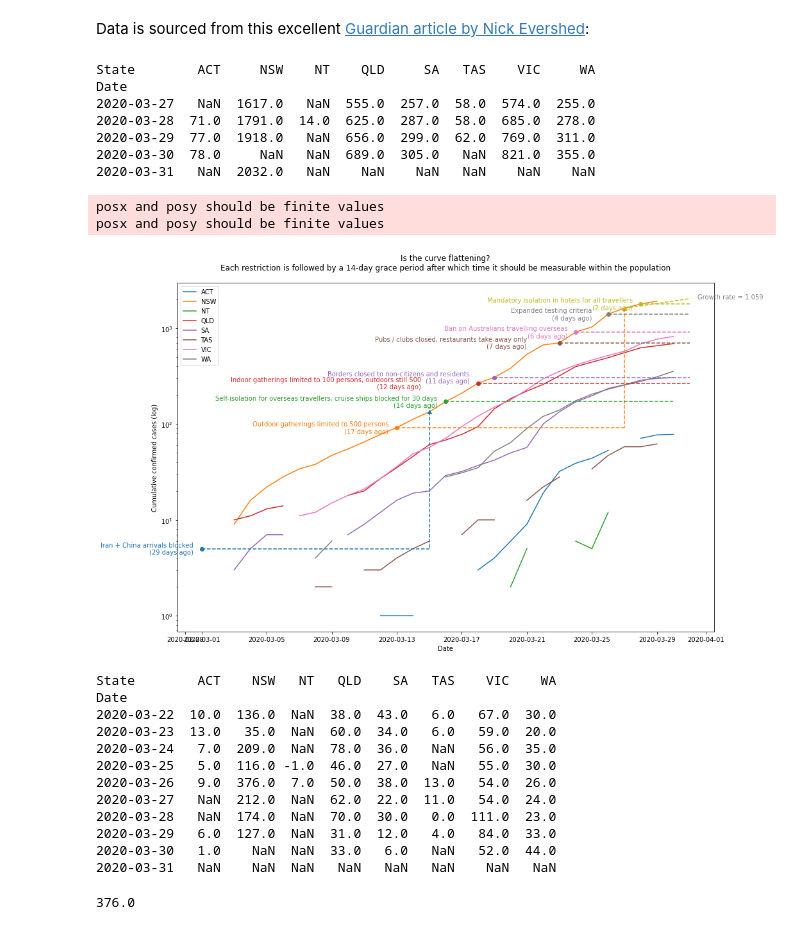
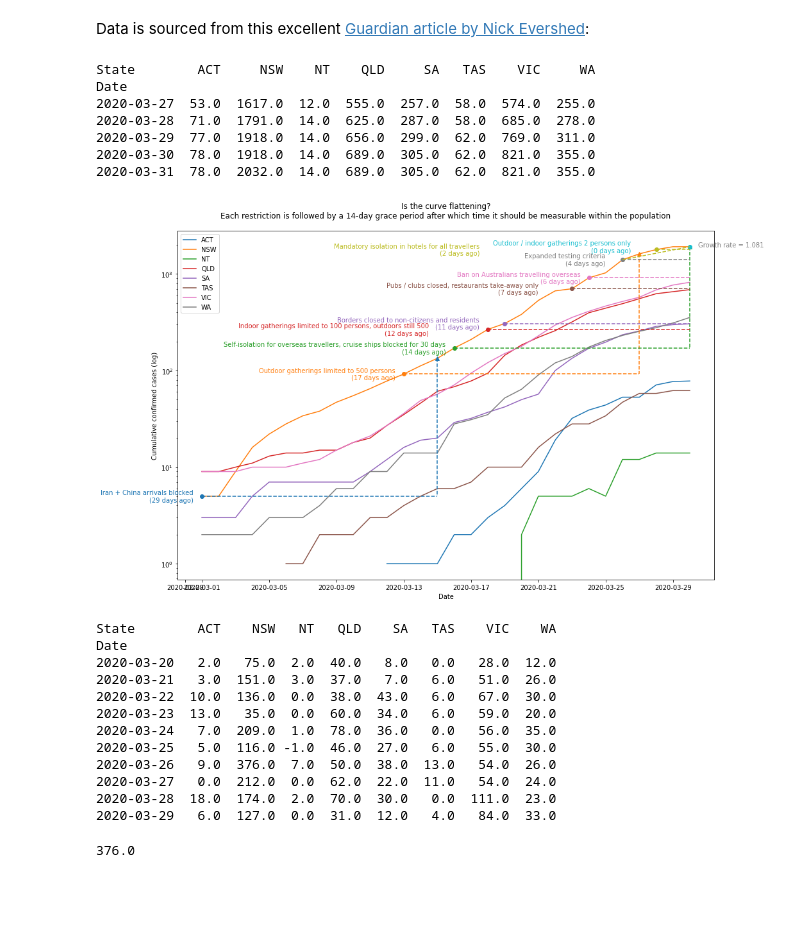
Before and after one commit to NuclearFishin/covid-19, a Jupyter notebook: COVID_19_analysis.ipynb, the cells around one changed output. Saved outputs shown, nothing was run; the diff lists cells and outputs as text; code cells hidden in the pictures; blank space fills up the shorter version.

Commit message:
More tweaks and formatting

```diff
--- a/COVID_19_analysis.ipynb
+++ b/COVID_19_analysis.ipynb
@@ -7,7 +7,7 @@ I have modelled this grace period to be 14 days, based on the [NSW Health FAQ](h
 
 > The time between when a person is exposed to the virus and when symptoms first appear is typically 5 to 6 days, although may range from 2 to 14 days. For this reason, people who might have been in contact with a confirmed case are being asked to self-isolate for 14 days.
 # %%
-grace_period = 14 # days
+incubation_period = 14 # days
 # %% [markdown]
 Some other key parameters are configured below:
 # %%
@@ -15,6 +15,12 @@ Some other key parameters are configured below:
 start_date = '2020-03-01'
 # Which state? NSW, since that's where I live
 state_of_interest = 'NSW'
+# Fill missing counts with previous day?
+# Not ideal, since it often makes the curve artifically flat for the current day
+# But new counts don't always get posted every 24 hours unfortunately
+fill_missing_days = True
+# Skip today's data? Another means of accounting for the delay in updating counts
+skip_today = True
 # %%
 #@title Init
 import numpy as np
@@ -55,18 +61,20 @@ p2 = p.reindex(all_days)
 p2.index.name = p.index.name
 p = p2
 
-# p = p.ffill() # skip this, better to know where the gaps are
+# Fill in blanks with previous day's count
+if fill_missing_days:
+  p = p.ffill()
 # %%
 # What's the most recent data we have?
 print(p.sort_values(by='Date')[-5:])
 # %% [output]
 State        ACT     NSW    NT    QLD     SA   TAS    VIC     WA
 Date
-2020-03-27   NaN  1617.0   NaN  555.0  257.0  58.0  574.0  255.0
+2020-03-27  53.0  1617.0  12.0  555.0  257.0  58.0  574.0  255.0
 2020-03-28  71.0  1791.0  14.0  625.0  287.0  58.0  685.0  278.0
-2020-03-29  77.0  1918.0   NaN  656.0  299.0  62.0  769.0  311.0
-2020-03-30  78.0     NaN   NaN  689.0  305.0   NaN  821.0  355.0
-2020-03-31   NaN  2032.0   NaN    NaN    NaN   NaN    NaN    NaN
+2020-03-29  77.0  1918.0  14.0  656.0  299.0  62.0  769.0  311.0
+2020-03-30  78.0  1918.0  14.0  689.0  305.0  62.0  821.0  355.0
+2020-03-31  78.0  2032.0  14.0  689.0  305.0  62.0  821.0  355.0
 # %%
 # Here are our highlighted restrictions, sourced from PMO Media Releases
 # They are my best guess at which restrictions are most significant
@@ -93,26 +101,28 @@ highlights = [\
               ['2020-03-24', 'Ban on Australians travelling overseas'],\
 
               # https://www.pm.gov.au/media/national-cabinet-update
-              ['2020-03-26', 'Expanded testing criteria', '-0.5 day'],\
+              ['2020-03-26', 'Expanded testing criteria', '-0.5 day', '-5 days'],\
 
               # https://www.pm.gov.au/media/update-coronavirus-measures-270320
-              ['2020-03-28', 'Mandatory isolation in hotels for all travellers'],\
+              ['2020-03-28', 'Mandatory isolation in hotels for all travellers', '-10 days'],\
 
               # https://www.pm.gov.au/media/national-cabinet-statement
-              ['2020-03-30', 'Outdoor / indoor gatherings 2 persons only']
+              ['2020-03-30', 'Outdoor / indoor gatherings 2 persons only', '-3 days']
              ]
 # %%
 # Time to plot...
 
 # Take only data since our configured start date
 sample_data = p[start_date:]
+if skip_today:
+  sample_data = sample_data[:-1]
 
 plt.figure(figsize=[15,10])
 plt.yscale('log')
 plt.xscale('linear')
 plt.title('Is the curve flattening?\n\
 Each restriction is followed by a {0}-day grace period after which \
-time it should be measurable within the population'.format(grace_period), pad=20)
+time it should be measurable within the population'.format(incubation_period), pad=20)
 plt.xlabel('Date')
 plt.ylabel('Cumulative confirmed cases (log)')
 
@@ -129,7 +139,7 @@ for index, (date_str, action, *etc) in enumerate(highlights):
     action = "{0}\n({1} days ago)".format(action, days_ago)
 
     # Add a dashed line across / up for each one
-    range = sample_data[state_of_interest][highlight_start:][:grace_period + 1]
+    range = sample_data[state_of_interest][highlight_start:][:incubation_period + 1]
     date_start = range.index[0]
     value_start = range[0]
     date_end = range.index[-1]
@@ -141,63 +151,65 @@ for index, (date_str, action, *etc) in enumerate(highlights):
     alpha=1
     # Horizontal dashed line from the start of the restriction
     plt.plot([date_start, date_end], [value_start, value_start], style_start, markevery=2, alpha=alpha)
-    if (days_ago >= grace_period):
+    if (days_ago >= incubation_period):
       # Grace period is over, add vertical line indicating end of the period
       plt.plot([date_end, date_end], [value_end, value_start], style_end, markevery=2, alpha=alpha)
 
     # Add the annotation, a little to the left of the start point
     offset_str = etc[0] if etc else '0 days'
     offset = pd.Timedelta(offset_str) # manual offset to minimise overlapping
     text_start = date_start + pd.Timedelta('-12 hours') + offset
     plt.text(text_start, value_start, action, horizontalalignment='right', verticalalignment='center', color=colour, alpha=alpha)
 
 # Let's add a growth rate, last 5 days
 growth_sample_days = 5
 compound = growth_sample_days - 1 # of days growth is compounded
 delay = 0 # delay in days for slow data
 range = sample_data[state_of_interest]
 range_start = range[-growth_sample_days -delay]
 range_start_date = range.index[-growth_sample_days -delay]
 range_end = range[-1 -delay]
 range_end_date = range.index[-1 -delay]
 growth = range_end / range_start
 daily_growth = growth ** (1 / compound)
 daily_growth = round(daily_growth, 3)
 
 plt.plot([range_start_date, range_end_date], [range_start, range_end], '--', markerfacecolor='gray')
 plt.text(range_end_date +  + pd.Timedelta('12 hours'), range_end, 'Growth rate = {0}'.format(daily_growth), color='gray')
 plt.legend(loc="upper left")
 plt.show()
 
 # NB: might be some warnings below, depending on how complete today's data is
 # %% [output]
-posx and posy should be finite values
-posx and posy should be finite values
-[figure, old version]
+[figure, new version]
 # %%
-# Can we produce cases by day?
+# Can we calculate new cases by day? Another good rate-of-change measure
 
-yesterday = p.copy()
-yesterday.index = [i + pd.Timedelta('1 day') for i in yesterday.index] # each date is now yesterday's value
-new_cases = p - yesterday
+# new cases = today's total - yesterday's total, for all days
+yesterday = sample_data.copy()
+yesterday.index = [i + pd.Timedelta('1 day') for i in yesterday.index]
+new_cases = sample_data - yesterday
 new_cases.index.name = 'Date'
 new_cases = new_cases[start_date:]
 new_cases = new_cases[:-1]
 
+if skip_today:
+  new_cases = new_cases[:-1]
+
 print(new_cases[-10:])
 # %% [output]
 State        ACT    NSW   NT   QLD    SA   TAS    VIC    WA
 Date
-2020-03-22  10.0  136.0  NaN  38.0  43.0   6.0   67.0  30.0
-2020-03-23  13.0   35.0  NaN  60.0  34.0   6.0   59.0  20.0
-2020-03-24   7.0  209.0  NaN  78.0  36.0   NaN   56.0  35.0
-2020-03-25   5.0  116.0 -1.0  46.0  27.0   NaN   55.0  30.0
+2020-03-20   2.0   75.0  2.0  40.0   8.0   0.0   28.0  12.0
+2020-03-21   3.0  151.0  3.0  37.0   7.0   6.0   51.0  26.0
+2020-03-22  10.0  136.0  0.0  38.0  43.0   6.0   67.0  30.0
+2020-03-23  13.0   35.0  0.0  60.0  34.0   6.0   59.0  20.0
+2020-03-24   7.0  209.0  1.0  78.0  36.0   0.0   56.0  35.0
+2020-03-25   5.0  116.0 -1.0  46.0  27.0   6.0   55.0  30.0
 2020-03-26   9.0  376.0  7.0  50.0  38.0  13.0   54.0  26.0
-2020-03-27   NaN  212.0  NaN  62.0  22.0  11.0   54.0  24.0
-2020-03-28   NaN  174.0  NaN  70.0  30.0   0.0  111.0  23.0
-2020-03-29   6.0  127.0  NaN  31.0  12.0   4.0   84.0  33.0
-2020-03-30   1.0    NaN  NaN  33.0   6.0   NaN   52.0  44.0
-2020-03-31   NaN    NaN  NaN   NaN   NaN   NaN    NaN   NaN
+2020-03-27   0.0  212.0  0.0  62.0  22.0  11.0   54.0  24.0
+2020-03-28  18.0  174.0  2.0  70.0  30.0   0.0  111.0  23.0
+2020-03-29   6.0  127.0  0.0  31.0  12.0   4.0   84.0  33.0
 # %%
 # Hmm. Side note: It's worth noting that this value...
 print(new_cases['NSW']['2020-03-26'])
```
Also changed, not shown: parts of 3 cells of this notebook.
